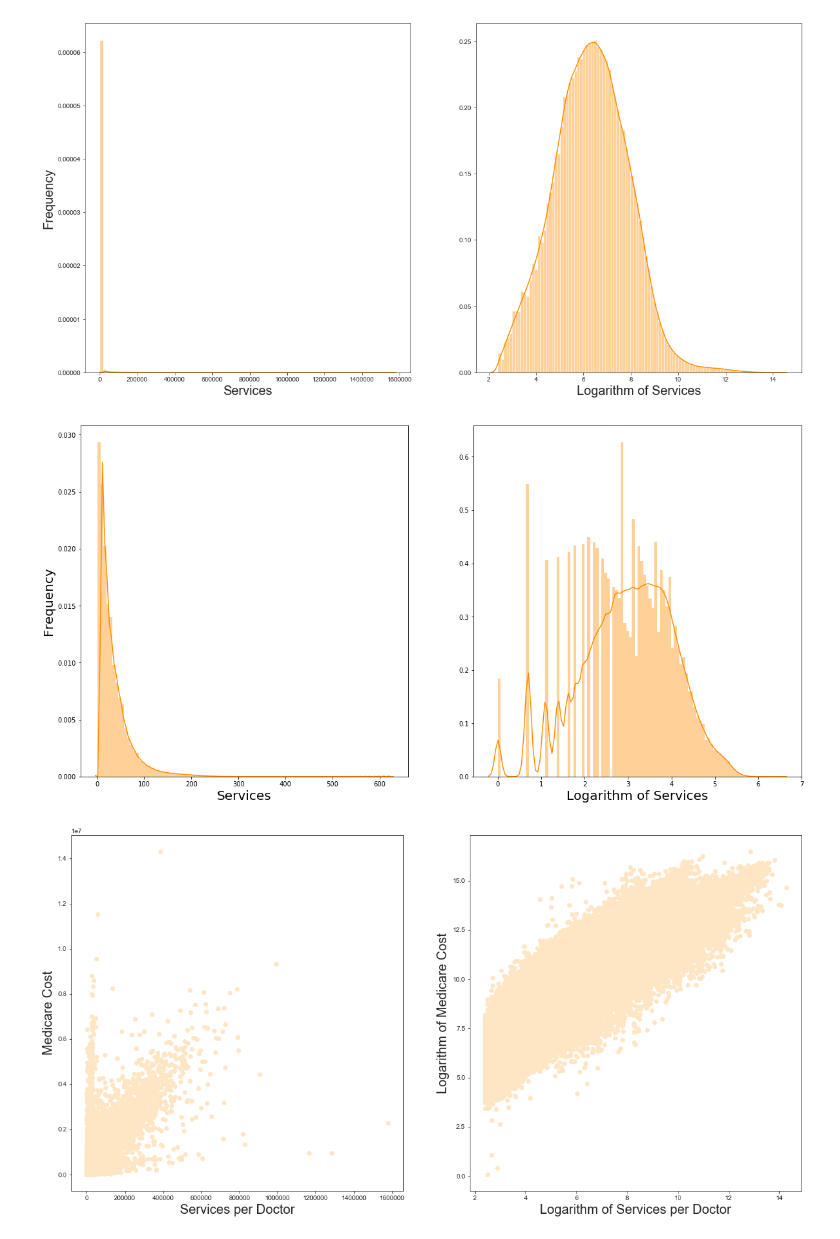
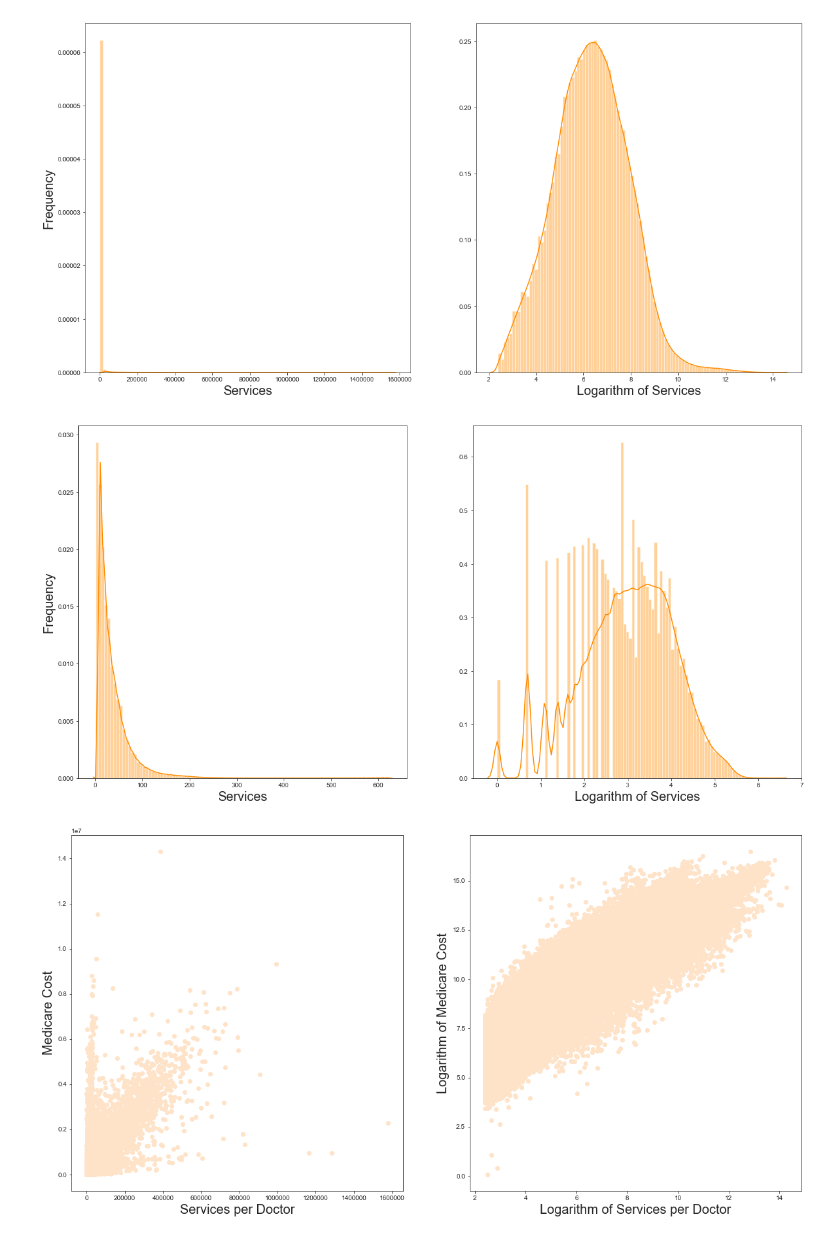
Before and after one commit to tcbonds/medicare-cost-predictor, a Jupyter notebook: 2_Feature_Engineering_and_Modeling.ipynb, the cells around one changed output. Saved outputs shown, nothing was run; the diff lists cells and outputs as text; code cells hidden in the pictures.

```diff
--- a/2_Feature_Engineering_and_Modeling.ipynb
+++ b/2_Feature_Engineering_and_Modeling.ipynb
@@ -66,18 +66,18 @@ plt.xlabel('Logarithm of Services', fontsize=20);
 # %% [output]
 [figure]
 # %%
-# Logarithmic transmformation of predictor variable (Number of Unique Medical Services)
+# Before and After Logarithmic transformation of predictor variable (Number of Unique Medical Services)
 plt.figure(figsize=(20,10))
 plt.subplot(121)
-sns.distplot(clean_indiv.NUMBER_OF_HCPCS, bins=100, color='darkorange')
+sns.distplot(clean_df.NUMBER_OF_HCPCS, bins=100, color='darkorange')
 
 plt.xlabel('Services', fontsize=20)
 plt.ylabel('Frequency', fontsize=20)
 
 plt.subplot(122)
-sns.distplot(np.log(clean_indiv.NUMBER_OF_HCPCS), bins=100, color='darkorange')
+sns.distplot(np.log(clean_df.NUMBER_OF_HCPCS), bins=100, color='darkorange')
 plt.xlabel('Logarithm of Services', fontsize=20);
 # %% [output]
-[figure, old version]
+[figure, new version]
 # %%
 # Before and after log transformation of the above target and predictor variable
```
Also changed, not shown: parts of 23 cells of this notebook.
